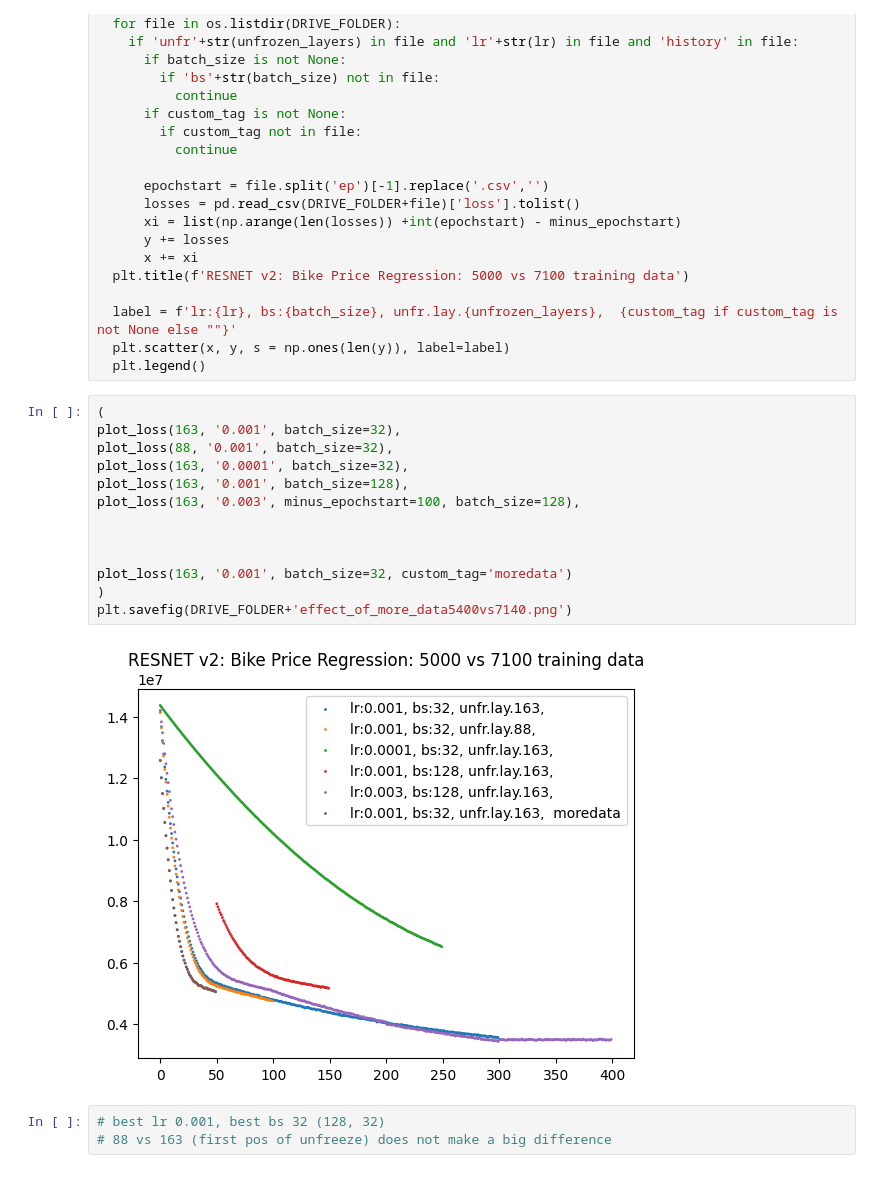
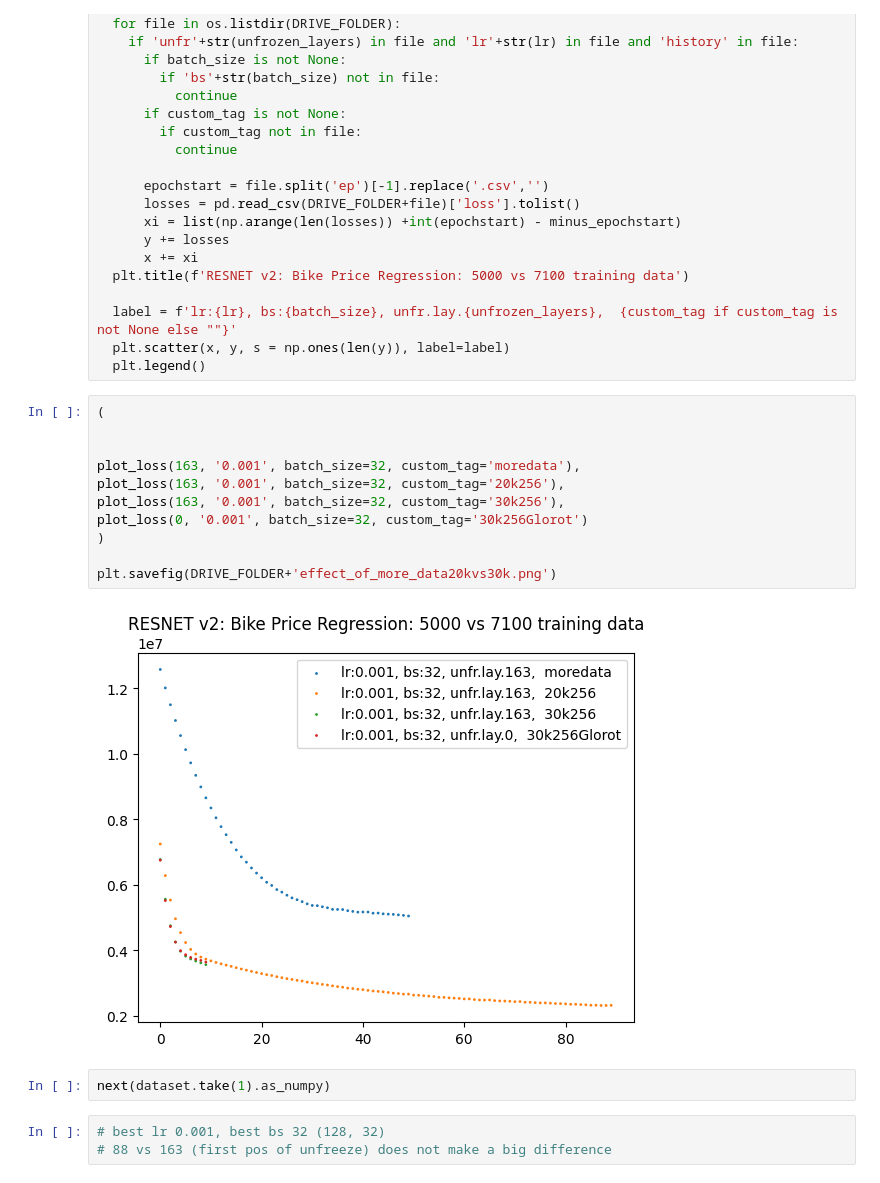
Before and after one commit to AmosDinh/BikePricePredict, a Jupyter notebook: BikePricePredict.ipynb, the cells around one changed output. Cells and saved outputs as stored; diff of their text form.

```diff
--- a/BikePricePredict.ipynb
+++ b/BikePricePredict.ipynb
@@ -276,21 +283,21 @@ def plot_loss(unfrozen_layers, lr:str, batch_size=None, minus_epochstart=0, cust
   label = f'lr:{lr}, bs:{batch_size}, unfr.lay.{unfrozen_layers},  {custom_tag if custom_tag is not None else ""}'
   plt.scatter(x, y, s = np.ones(len(y)), label=label)
   plt.legend()
-# %%
-(
-plot_loss(163, '0.001', batch_size=32),
-plot_loss(88, '0.001', batch_size=32),
-plot_loss(163, '0.0001', batch_size=32),
-plot_loss(163, '0.001', batch_size=128),
-plot_loss(163, '0.003', minus_epochstart=100, batch_size=128),
-
-
-
-plot_loss(163, '0.001', batch_size=32, custom_tag='moredata')
-)
-plt.savefig(DRIVE_FOLDER+'effect_of_more_data5400vs7140.png')
-# %% [output]
-[figure, removed]
+# %%
+(
+
+
+plot_loss(163, '0.001', batch_size=32, custom_tag='moredata'),
+plot_loss(163, '0.001', batch_size=32, custom_tag='20k256'),
+plot_loss(163, '0.001', batch_size=32, custom_tag='30k256'),
+plot_loss(0, '0.001', batch_size=32, custom_tag='30k256Glorot')
+)
+
+plt.savefig(DRIVE_FOLDER+'effect_of_more_data20kvs30k.png')
+# %% [output]
+[figure, added]
+# %%
+next(dataset.take(1).as_numpy)
 # %%
 # best lr 0.001, best bs 32 (128, 32)
 # 88 vs 163 (first pos of unfreeze) does not make a big difference
```
Also changed, not shown: parts of 8 cells of this notebook.
